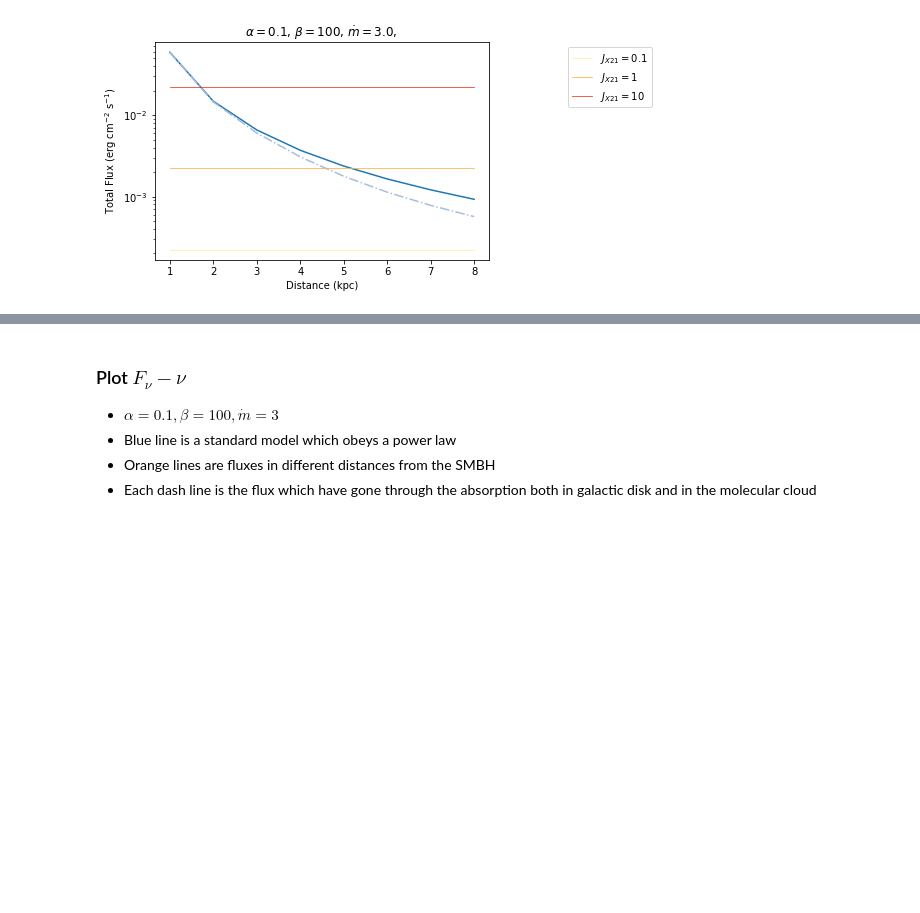
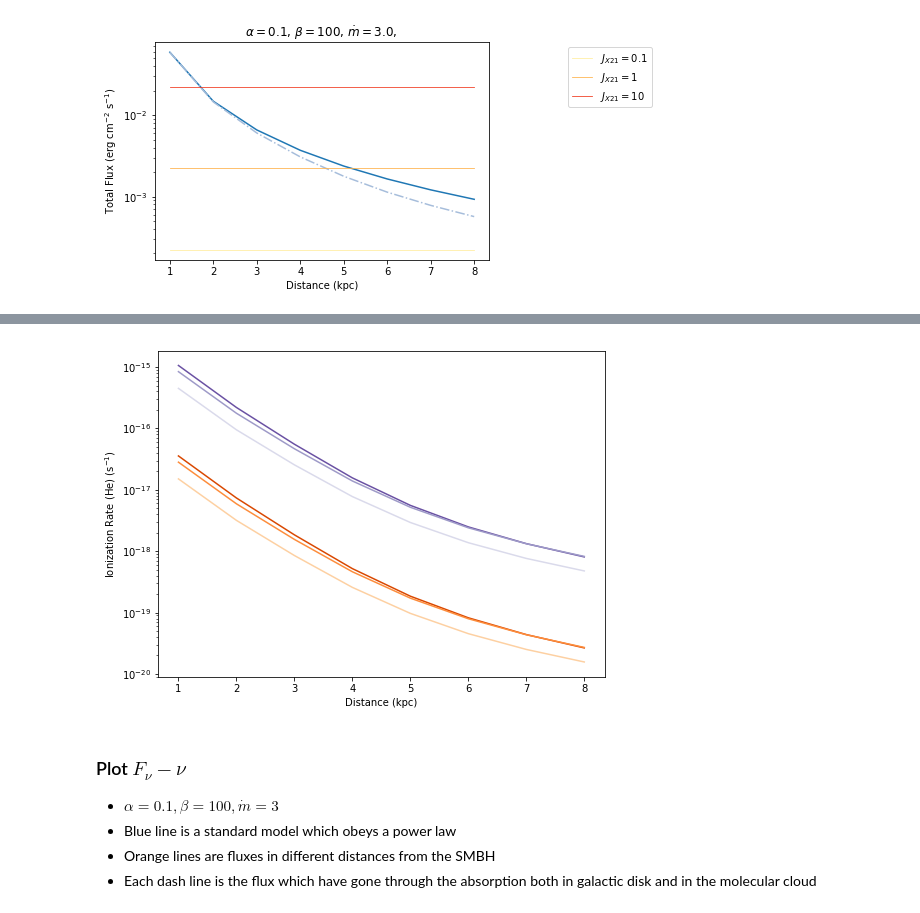
Before and after one commit to slowdivePTG/X-ray-chemistry, a Jupyter notebook: Calc_ionization_rate/Photon_Ionization.ipynb, the cells around one changed output, grey strips where cells are left out. Cells and saved outputs as stored; diff of their text form; code cells hidden in the pictures; blank space fills up the shorter version.

Commit message:
Galactic flux and ionization rate

```diff
--- a/Calc_ionization_rate/Photon_Ionization.ipynb
+++ b/Calc_ionization_rate/Photon_Ionization.ipynb
@@ -492,3 +493,39 @@ plt.show()
+# %%
+dic = {'alpha':0.1, 'beta':100, 'mdot':3}
+Dat2 = compare(np.arange(8)+1, dic)
+ip_H, ip_He = np.array([]), np.array([])
+for i in Dat2:
+    ip_H = np.append(Ion_p(H, He, H, i), ip_H)
+    ip_He = np.append(Ion_p(H, He, He, i), ip_He)
+plt.figure(figsize = (8,6))
+plt.plot(np.arange(8)+1, ip_H, label='H', color = col1[2])
+plt.plot(np.arange(8)+1, ip_He, label='He', color = col3[2])
+
+dic = {'alpha':0.1, 'beta':100, 'mdot':1}
+Dat2 = compare(np.arange(8)+1, dic)
+ip_H, ip_He = np.array([]), np.array([])
+for i in Dat2:
+    ip_H = np.append(Ion_p(H, He, H, i), ip_H)
+    ip_He = np.append(Ion_p(H, He, He, i), ip_He)
+plt.plot(np.arange(8)+1, ip_H, label='H', color = col1[4])
+plt.plot(np.arange(8)+1, ip_He, label='He', color = col3[4])
+
+dic = {'alpha':0.1, 'beta':100, 'mdot':0.5}
+Dat2 = compare(np.arange(8)+1, dic)
+ip_H, ip_He = np.array([]), np.array([])
+for i in Dat2:
+    ip_H = np.append(Ion_p(H, He, H, i), ip_H)
+    ip_He = np.append(Ion_p(H, He, He, i), ip_He)
+plt.plot(np.arange(8)+1, ip_H, label='H', color = col1[6])
+plt.plot(np.arange(8)+1, ip_He, label='He', color = col3[6])
+
+plt.yscale('log')
+plt.xlabel('Distance (kpc)')
+plt.ylabel('Ionization Rate (He) (s$^{-1}$)')
+plt.savefig('3.eps')
+plt.show()
+# %% [output]
+[figure, added]
 # %% [markdown]
 ### Plot $F_\nu-\nu$
 - $\alpha=0.1, \beta=100, \dot m=3$
```
Also changed, not shown: parts of 5 cells of this notebook, 13 other files.
